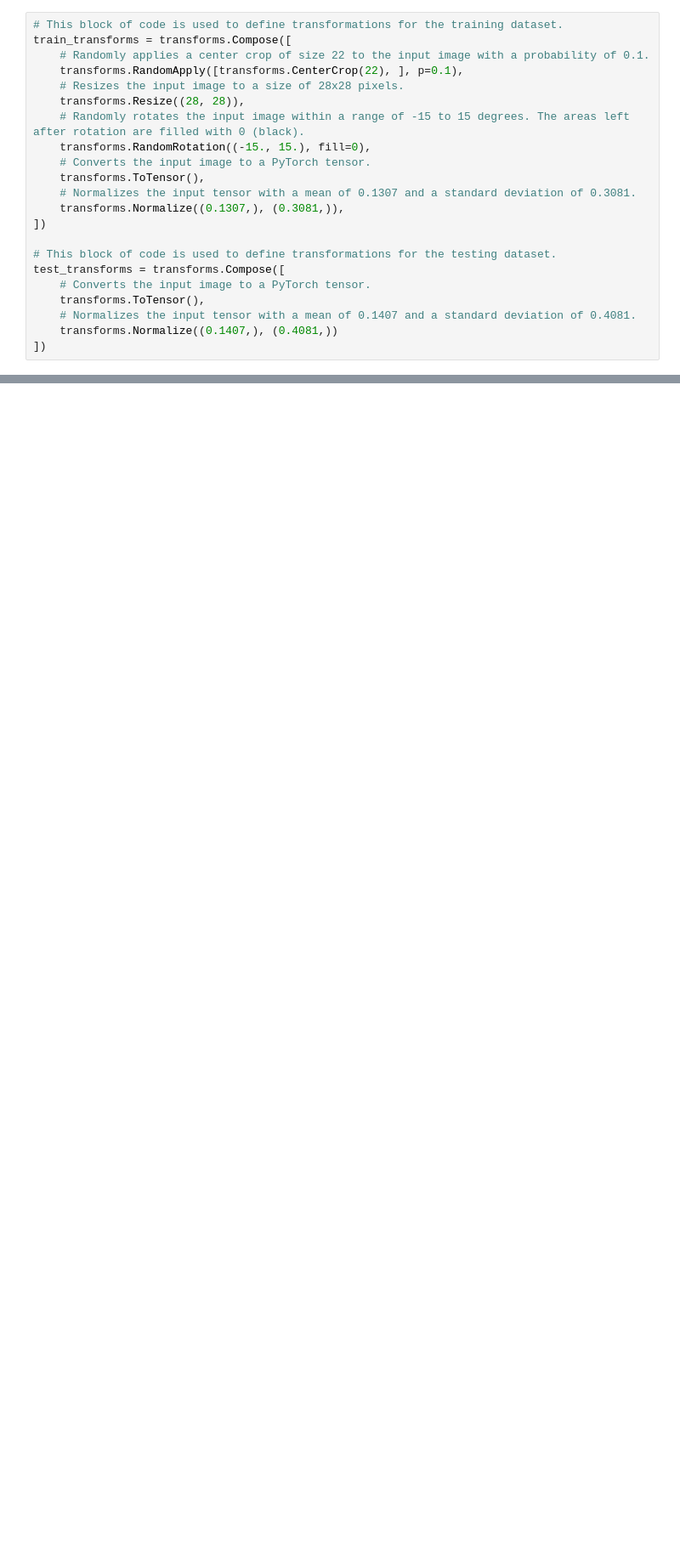
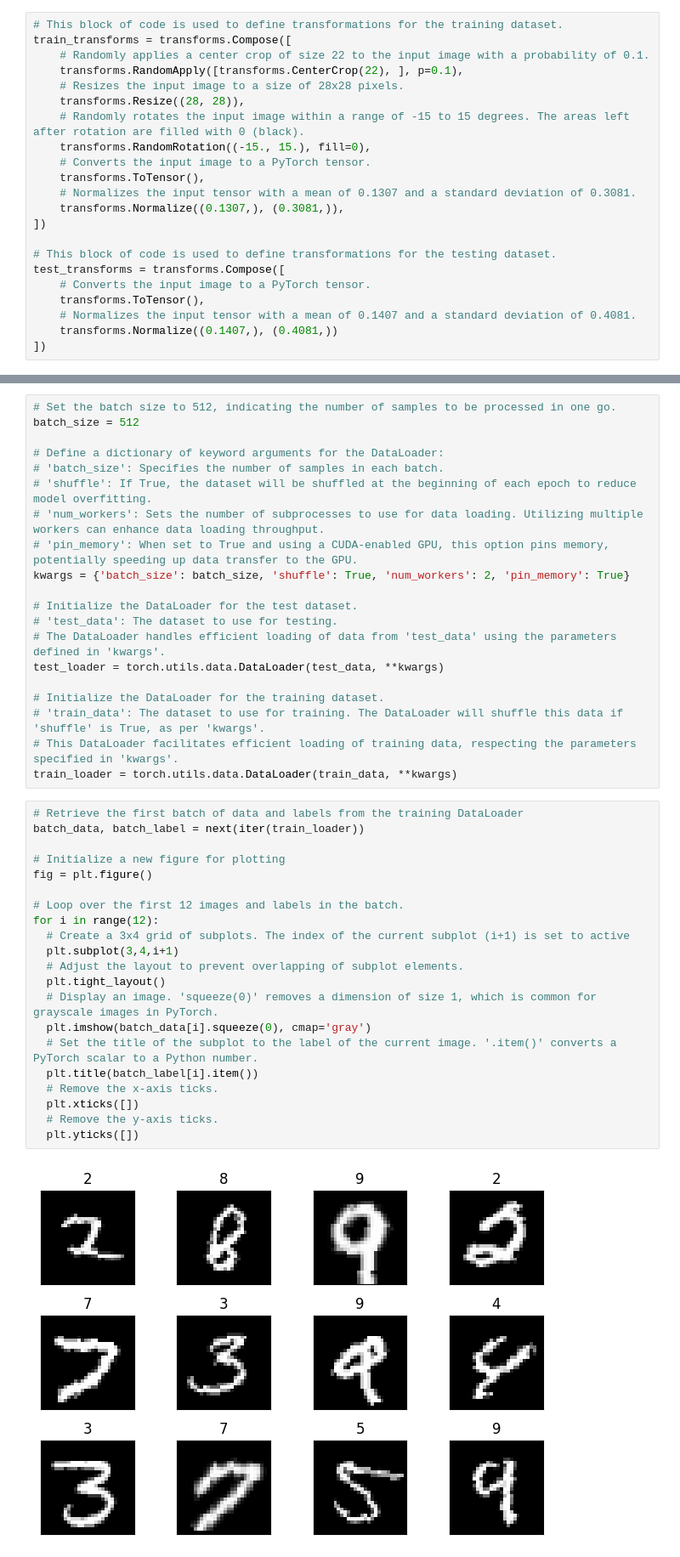
Before and after one commit to aakashvardhan/s5-pytorch-tutorial, a Jupyter notebook: S5.ipynb, the cells around one changed output, grey strips where cells are left out. Shown at 85% size. Saved outputs shown, nothing was run; the diff lists cells and outputs as text; blank space fills up the shorter version.

```diff
--- a/S5.ipynb
+++ b/S5.ipynb
@@ -43,0 +86,43 @@ test_data = datasets.MNIST('../data', train=False, download=True, transform=test
+# %%
+# Set the batch size to 512, indicating the number of samples to be processed in one go.
+batch_size = 512
+
+# Define a dictionary of keyword arguments for the DataLoader:
+# 'batch_size': Specifies the number of samples in each batch.
+# 'shuffle': If True, the dataset will be shuffled at the beginning of each epoch to reduce model overfitting.
+# 'num_workers': Sets the number of subprocesses to use for data loading. Utilizing multiple workers can enhance data loading throughput.
+# 'pin_memory': When set to True and using a CUDA-enabled GPU, this option pins memory, potentially speeding up data transfer to the GPU.
+kwargs = {'batch_size': batch_size, 'shuffle': True, 'num_workers': 2, 'pin_memory': True}
+
+# Initialize the DataLoader for the test dataset.
+# 'test_data': The dataset to use for testing.
+# The DataLoader handles efficient loading of data from 'test_data' using the parameters defined in 'kwargs'.
+test_loader = torch.utils.data.DataLoader(test_data, **kwargs)
+
+# Initialize the DataLoader for the training dataset.
+# 'train_data': The dataset to use for training. The DataLoader will shuffle this data if 'shuffle' is True, as per 'kwargs'.
+# This DataLoader facilitates efficient loading of training data, respecting the parameters specified in 'kwargs'.
+train_loader = torch.utils.data.DataLoader(train_data, **kwargs)
+# %%
+# Retrieve the first batch of data and labels from the training DataLoader
+batch_data, batch_label = next(iter(train_loader))
+
+# Initialize a new figure for plotting
+fig = plt.figure()
+
+# Loop over the first 12 images and labels in the batch.
+for i in range(12):
+  # Create a 3x4 grid of subplots. The index of the current subplot (i+1) is set to active
+  plt.subplot(3,4,i+1)
+  # Adjust the layout to prevent overlapping of subplot elements.
+  plt.tight_layout()
+  # Display an image. 'squeeze(0)' removes a dimension of size 1, which is common for grayscale images in PyTorch.
+  plt.imshow(batch_data[i].squeeze(0), cmap='gray')
+  # Set the title of the subplot to the label of the current image. '.item()' converts a PyTorch scalar to a Python number.
+  plt.title(batch_label[i].item())
+  # Remove the x-axis ticks.
+  plt.xticks([])
+  # Remove the y-axis ticks.
+  plt.yticks([])
+# %% [output]
+[figure, added]
```
Also changed, not shown: parts of 7 cells of this notebook, 1 other file.
